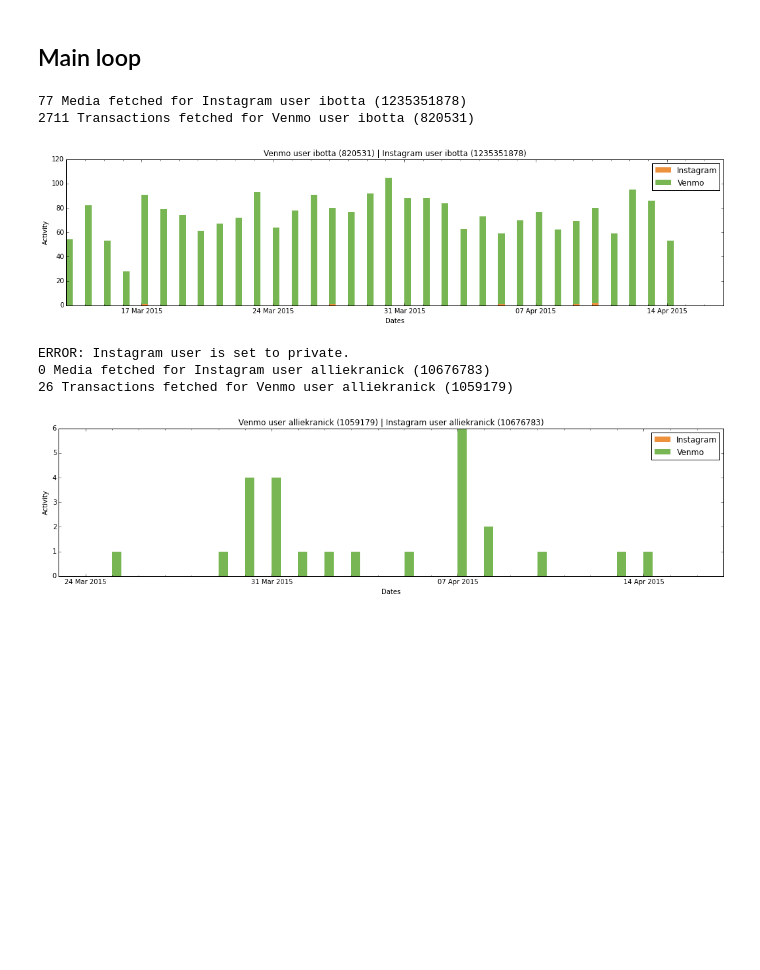
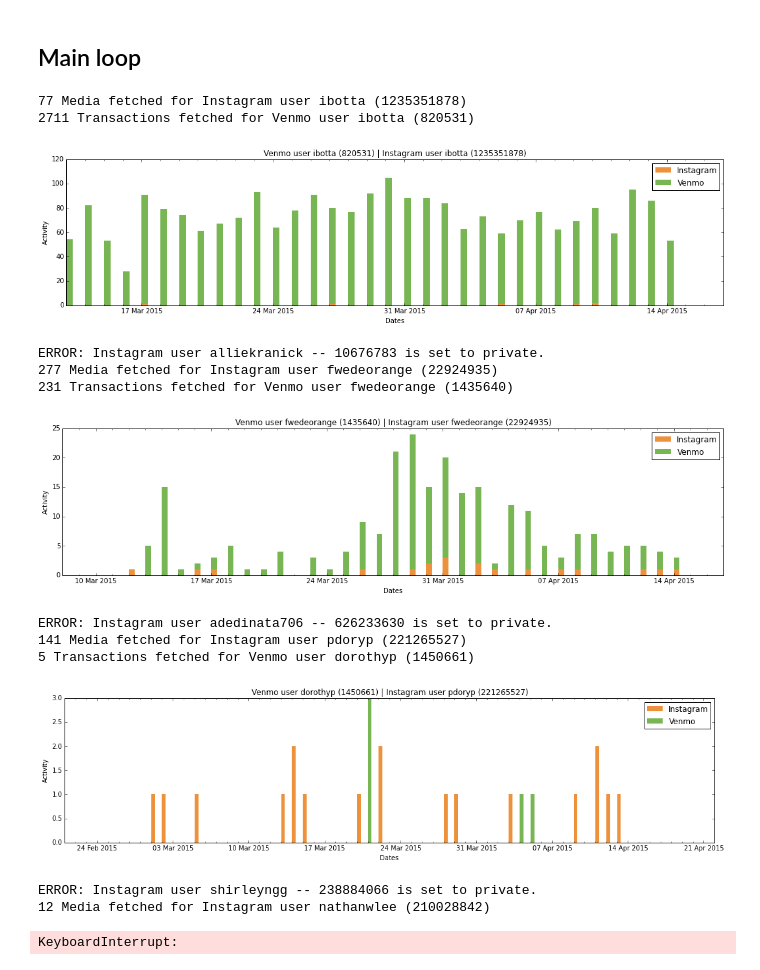
Before and after one commit to seanjh/venmovac, a Jupyter notebook: match_instagram/VenmoTransAndInstagram.ipynb, the cells around one changed output. Cells and saved outputs as stored; diff of their text form; code cells hidden in the pictures; blank space fills up the shorter version.

```diff
--- a/match_instagram/VenmoTransAndInstagram.ipynb
+++ b/match_instagram/VenmoTransAndInstagram.ipynb
@@ -108,13 +108,9 @@ def normalize_date_data(data_dict, all_dates):
 # %% [markdown]
 ## Prepare the data for the plots
 # %%
-def get_plot_data(venmo_user, instagram_user):
+def get_api_data(venmo_user, instagram_user):
     instagram_id = instagram_user.get('id')
-    try:
-        media = get_all_paginated_data(API_CYCLER.api, 'user_recent_media', user_id=instagram_id, count=100)
-    except InstagramAPIError as e:
-        if (e.status_code == 400):
-            print "ERROR: Instagram user %s -- %s is set to private." % (instagram_user.get('username'), instagram_user.get('id'))
+    media = get_all_paginated_data(API_CYCLER.api, 'user_recent_media', user_id=instagram_id, count=100)
 
     print '%d Media fetched for Instagram user %s (%s)' % (len(media), instagram_user.get('username'), instagram_user.get('id'))
 
@@ -122,7 +118,10 @@ def get_plot_data(venmo_user, instagram_user):
     venmo_trans = venmo_user_trans(venmo_id)
     print '%d Transactions fetched for Venmo user %s (%s)' % (len(venmo_trans), venmo_user.get('username'), venmo_user.get('id'))
 
-    venmo_trans_datetimes = get_venmo_trans_datetimes(venmo_trans)
+    return venmo_trans, media
+
+def normalize_for_plot(trans, media):
+    venmo_trans_datetimes = get_venmo_trans_datetimes(trans)
     instagram_datetimes = get_instagram_datetimes(media)
 
     # Group media and transactions activity across individual days
@@ -147,10 +146,7 @@ weeks = mdates.WeekdayLocator()
 yearsFmt = mdates.DateFormatter('%Y')
 date_fmt = mdates.DateFormatter('%d %b %Y')
 
-def plot_user_data(venmo_user, instagram_user, fig_num):
-    x, venmo_y, instagram_y = get_plot_data(venmo_user, instagram_user)
-
-
+def plot_user_data(x, venmo_y, instagram_y, venmo_user, instagram_user, fig_num):
     figure, ax = plt.subplots(figsize=(18, 4), num=fig_num)
     p1 = ax.bar(mdates.date2num(x), instagram_y, color='#ED913D', width=width, linewidth=0)
     p2 = ax.bar(mdates.date2num(x), venmo_y, color='#78b653', width=width, linewidth=0, bottom=instagram_y)
@@ -176,13 +172,28 @@ def plot_user_data(venmo_user, instagram_user, fig_num):
 # %%
 for i, user_pair in enumerate(user_matches):
     instagram_user = user_pair.get('instagram')
     venmo_user = user_pair.get('venmo')
-    plot_user_data(venmo_user, instagram_user, i)
+
+    try:
+        venmo_trans, instagram_media = get_api_data(venmo_user, instagram_user)
+    except InstagramAPIError as e:
+        if (e.status_code == 400):
+            print "ERROR: Instagram user %s -- %s is set to private." % (instagram_user.get('username'), instagram_user.get('id'))
+        continue
+    x, venmo_y, instagram_y = normalize_for_plot(venmo_trans, instagram_media)
+    plot_user_data(x, venmo_y, instagram_y, venmo_user, instagram_user, i)
 # %% [output]
 77 Media fetched for Instagram user ibotta (1235351878)
 2711 Transactions fetched for Venmo user ibotta (820531)
 [figure]
-ERROR: Instagram user is set to private.
-0 Media fetched for Instagram user alliekranick (10676783)
-26 Transactions fetched for Venmo user alliekranick (1059179)
+ERROR: Instagram user alliekranick -- 10676783 is set to private.
+277 Media fetched for Instagram user fwedeorange (22924935)
+231 Transactions fetched for Venmo user fwedeorange (1435640)
-[figure, old version]
+[figure, new version]
+ERROR: Instagram user adedinata706 -- 626233630 is set to private.
+141 Media fetched for Instagram user pdoryp (221265527)
+5 Transactions fetched for Venmo user dorothyp (1450661)
+[figure, added]
+ERROR: Instagram user shirleyngg -- 238884066 is set to private.
+12 Media fetched for Instagram user nathanwlee (210028842)
+KeyboardInterrupt:
```
Also changed, not shown: parts of 1 cell of this notebook, 1 other file.
